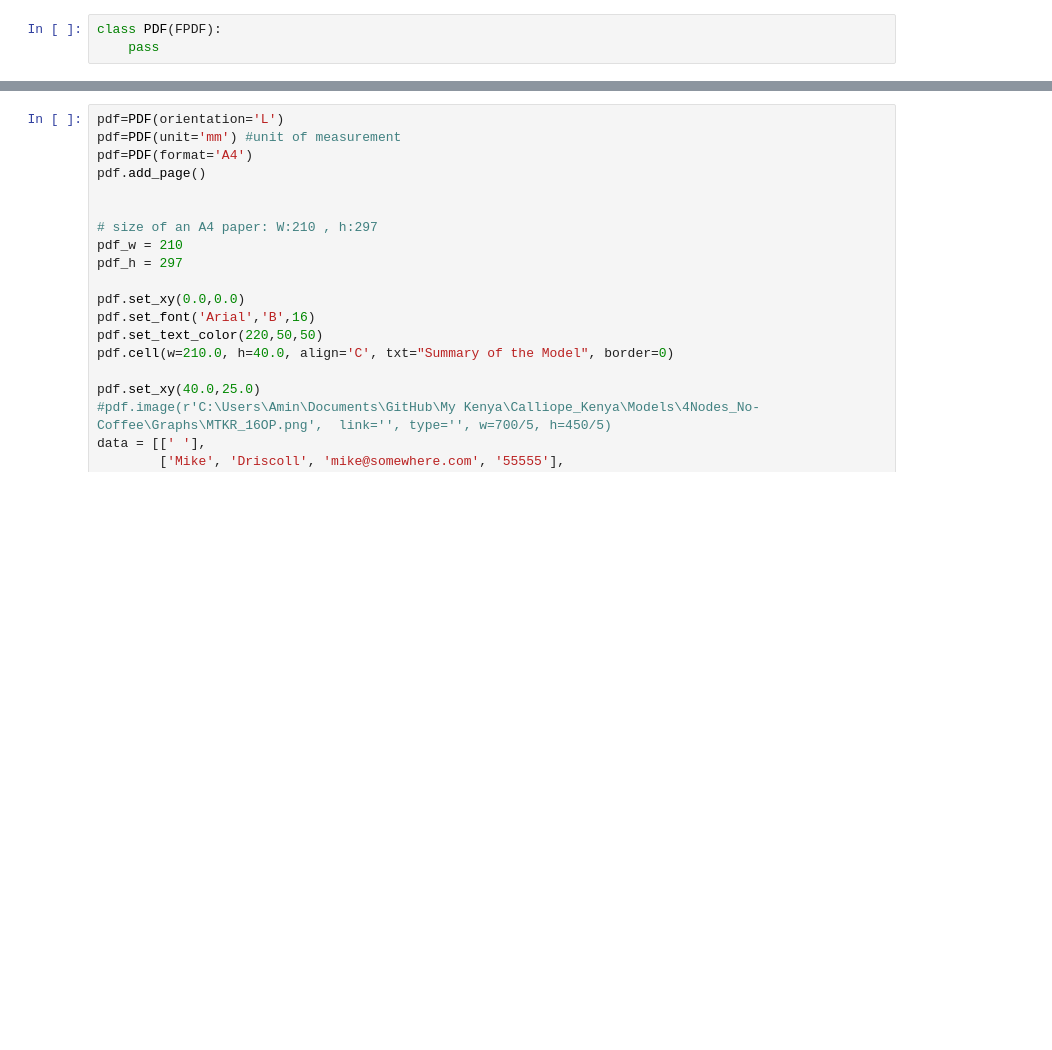
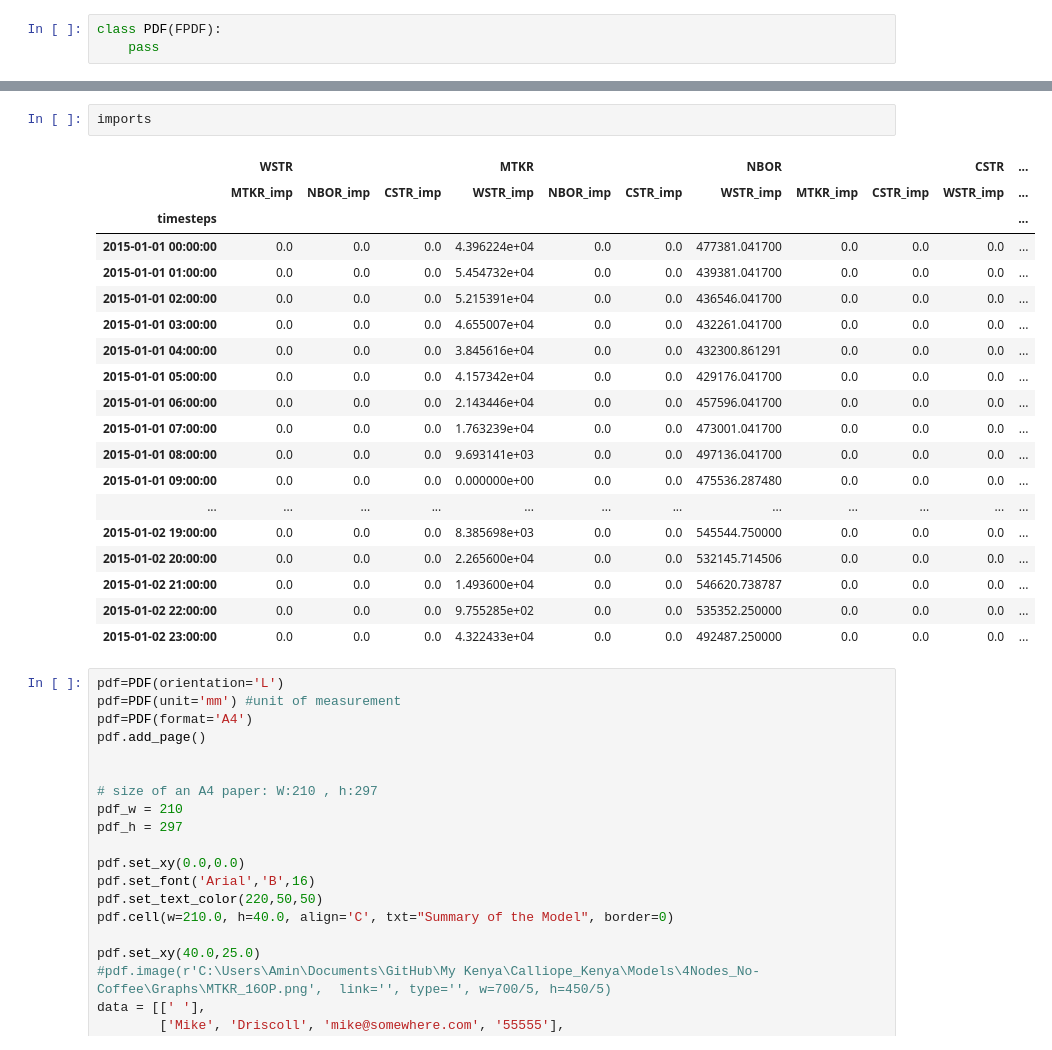
Before and after one commit to FEEM-Africa-REP/CIVICS, a Jupyter notebook: Calliope_Kenya/Models/4Nodes_No-Coffee/Kenya_2015_ICE_NB.ipynb, the cells around one changed output, grey strips where cells are left out. Saved outputs shown, nothing was run; the diff lists cells and outputs as text; blank space fills up the shorter version.

```diff
--- a/Calliope_Kenya/Models/4Nodes_No-Coffee/Kenya_2015_ICE_NB.ipynb
+++ b/Calliope_Kenya/Models/4Nodes_No-Coffee/Kenya_2015_ICE_NB.ipynb
@@ -344,3 +378,25 @@ pdf =PDF()
+# %%
+imports
+# %% [output]
+|  | WSTR |  |  | MTKR |  |  | NBOR |  |  | CSTR | ... |
+|  | MTKR_imp | NBOR_imp | CSTR_imp | WSTR_imp | NBOR_imp | CSTR_imp | WSTR_imp | MTKR_imp | CSTR_imp | WSTR_imp | ... |
+| timesteps |  |  |  |  |  |  |  |  |  |  | ... |
+| 2015-01-01 00:00:00 | 0.0 | 0.0 | 0.0 | 4.396224e+04 | 0.0 | 0.0 | 477381.041700 | 0.0 | 0.0 | 0.0 | ... |
+| 2015-01-01 01:00:00 | 0.0 | 0.0 | 0.0 | 5.454732e+04 | 0.0 | 0.0 | 439381.041700 | 0.0 | 0.0 | 0.0 | ... |
+| 2015-01-01 02:00:00 | 0.0 | 0.0 | 0.0 | 5.215391e+04 | 0.0 | 0.0 | 436546.041700 | 0.0 | 0.0 | 0.0 | ... |
+| 2015-01-01 03:00:00 | 0.0 | 0.0 | 0.0 | 4.655007e+04 | 0.0 | 0.0 | 432261.041700 | 0.0 | 0.0 | 0.0 | ... |
+| 2015-01-01 04:00:00 | 0.0 | 0.0 | 0.0 | 3.845616e+04 | 0.0 | 0.0 | 432300.861291 | 0.0 | 0.0 | 0.0 | ... |
+| 2015-01-01 05:00:00 | 0.0 | 0.0 | 0.0 | 4.157342e+04 | 0.0 | 0.0 | 429176.041700 | 0.0 | 0.0 | 0.0 | ... |
+| 2015-01-01 06:00:00 | 0.0 | 0.0 | 0.0 | 2.143446e+04 | 0.0 | 0.0 | 457596.041700 | 0.0 | 0.0 | 0.0 | ... |
+| 2015-01-01 07:00:00 | 0.0 | 0.0 | 0.0 | 1.763239e+04 | 0.0 | 0.0 | 473001.041700 | 0.0 | 0.0 | 0.0 | ... |
+| 2015-01-01 08:00:00 | 0.0 | 0.0 | 0.0 | 9.693141e+03 | 0.0 | 0.0 | 497136.041700 | 0.0 | 0.0 | 0.0 | ... |
+| 2015-01-01 09:00:00 | 0.0 | 0.0 | 0.0 | 0.000000e+00 | 0.0 | 0.0 | 475536.287480 | 0.0 | 0.0 | 0.0 | ... |
+| ... | ... | ... | ... | ... | ... | ... | ... | ... | ... | ... | ... |
+| 2015-01-02 19:00:00 | 0.0 | 0.0 | 0.0 | 8.385698e+03 | 0.0 | 0.0 | 545544.750000 | 0.0 | 0.0 | 0.0 | ... |
+| 2015-01-02 20:00:00 | 0.0 | 0.0 | 0.0 | 2.265600e+04 | 0.0 | 0.0 | 532145.714506 | 0.0 | 0.0 | 0.0 | ... |
+| 2015-01-02 21:00:00 | 0.0 | 0.0 | 0.0 | 1.493600e+04 | 0.0 | 0.0 | 546620.738787 | 0.0 | 0.0 | 0.0 | ... |
+| 2015-01-02 22:00:00 | 0.0 | 0.0 | 0.0 | 9.755285e+02 | 0.0 | 0.0 | 535352.250000 | 0.0 | 0.0 | 0.0 | ... |
+| 2015-01-02 23:00:00 | 0.0 | 0.0 | 0.0 | 4.322433e+04 | 0.0 | 0.0 | 492487.250000 | 0.0 | 0.0 | 0.0 | ... |
 # %%
 pdf=PDF(orientation='L')
 pdf=PDF(unit='mm') #unit of measurement
```
Also changed, not shown: parts of 7 cells of this notebook, 4 other files.
